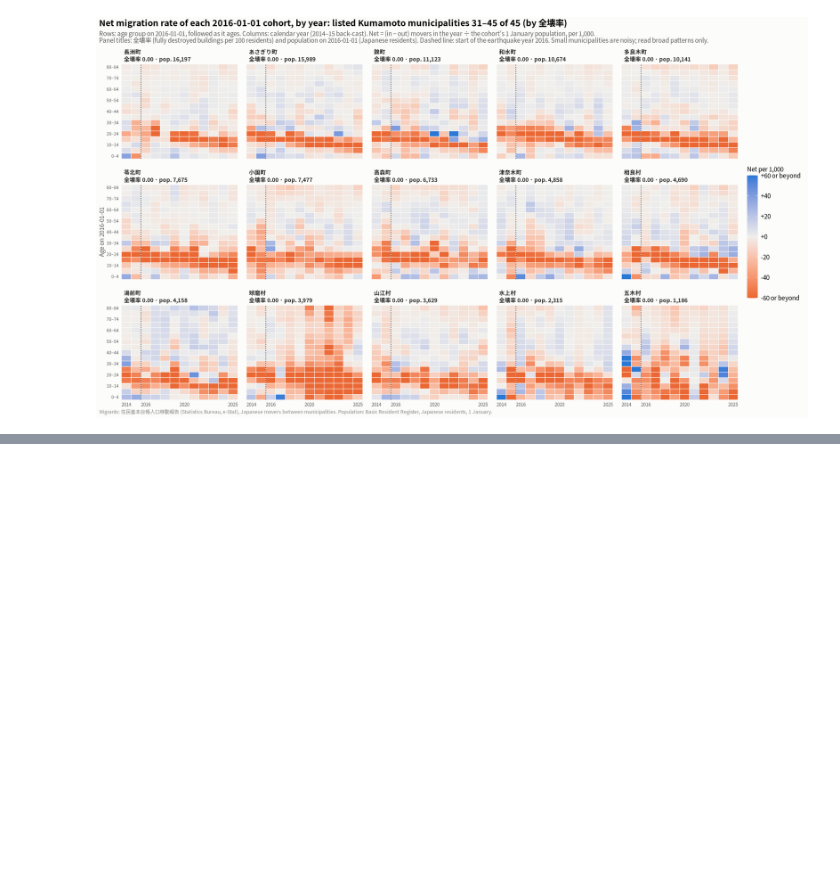
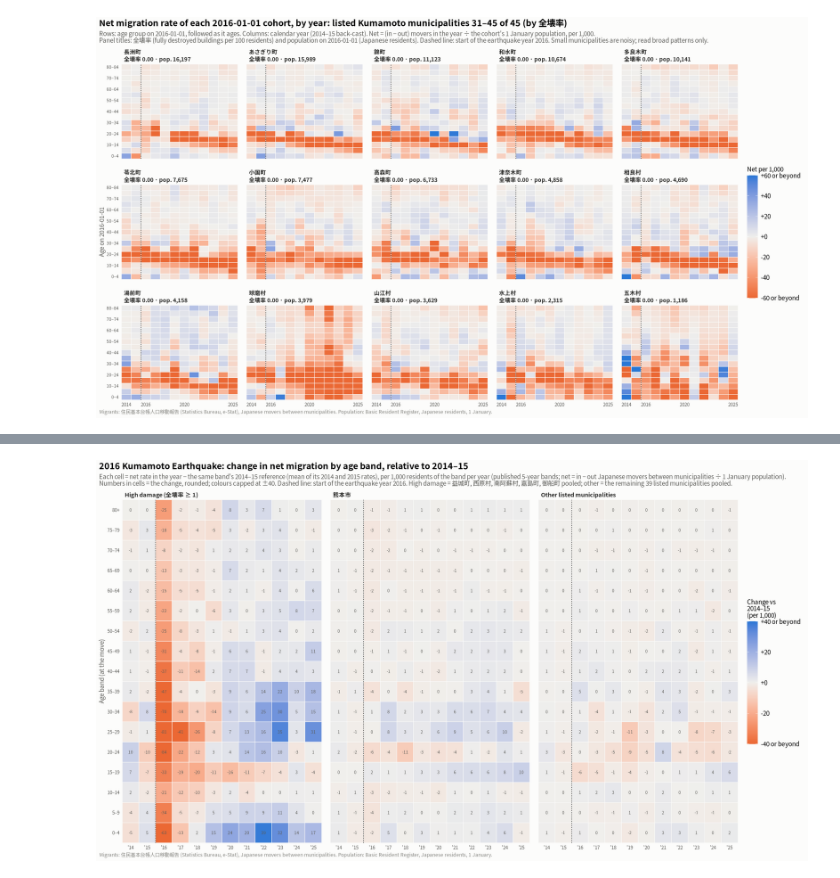
Before and after one commit to toshiakiasakura/jpn_disaster_recovery, a Jupyter notebook: src/3r_migration_kumamoto.ipynb, the cells around one changed output, grey strips where cells are left out. Cells and saved outputs as stored; diff of their text form; code cells hidden in the pictures; blank space fills up the shorter version.

```diff
--- a/src/3r_migration_kumamoto.ipynb
+++ b/src/3r_migration_kumamoto.ipynb
@@ -595,0 +640,34 @@ show_save(plot_net_heat(3), "07_cohort_net_rate_3", width = 18, height = 12)
+# %%
+# Diverging fill capped at +-cap; labels mark the capped ends
+change_fill <- function(cap, name) {
+  scale_fill_gradient2(low = "#eb6834", mid = "#f0efec", high = "#2a78d6", midpoint = 0,
+                       limits = c(-cap, cap), breaks = seq(-cap, cap, cap / 2),
+                       labels = function(v) ifelse(abs(v) == cap, sprintf("%+g or beyond", v), sprintf("%+g", v)),
+                       name = name)
+}
+heat_theme <- function() list(
+  base_theme(),
+  theme(panel.grid.major.y = element_blank(), legend.position = "right",
+        legend.justification = "center", legend.key.height = unit(1.4, "cm"),
+        axis.text.x = element_text(size = 7.5), axis.text.y = element_text(size = 7.5))
+)
+
+cap8 <- 40
+p8 <- ggplot(chg5, aes(year, band, fill = pmax(pmin(change, cap8), -cap8))) +
+  geom_tile(colour = surface, linewidth = 0.3) +
+  geom_text(aes(label = ifelse(abs(change) < 0.5, "0", sprintf("%.0f", change))), size = 2.3, colour = ink2, family = jp_font) +
+  geom_vline(xintercept = event_x - 0.5, colour = ink, linewidth = 0.4, linetype = "22") +
+  facet_wrap(~group, nrow = 1) +
+  change_fill(cap8, "Change vs\n2014–15\n(per 1,000)") +
+  scale_x_continuous(breaks = years, labels = function(v) paste0("'", substr(v, 3, 4)), expand = c(0, 0)) +
+  scale_y_discrete(labels = function(b) sub("_", "–", b), expand = c(0, 0)) +
+  labs(title = "2016 Kumamoto Earthquake: change in net migration by age band, relative to 2014–15",
+       subtitle = paste0("Each cell = net rate in the year − the same band's 2014–15 reference (mean of its 2014 and 2015 rates), per 1,000 residents of the band per year (published 5-year bands; ",
+                         "net = in − out Japanese movers between municipalities ÷ 1 January population).\n",
+                         "Numbers in cells = the change, rounded; colours capped at ±", cap8, ". Dashed line: start of the earthquake year 2016. ",
+                         "High damage = 益城町, 西原村, 南阿蘇村, 嘉島町, 御船町 pooled; other = the remaining 39 listed municipalities pooled."),
+       x = NULL, y = "Age band (at the move)", caption = src_note) +
+  heat_theme()
+show_save(p8, "08_band_change_heat", width = 18, height = 7.5)
+# %% [output]
+[figure, added]
```
Also changed, not shown: parts of 8 cells of this notebook.
